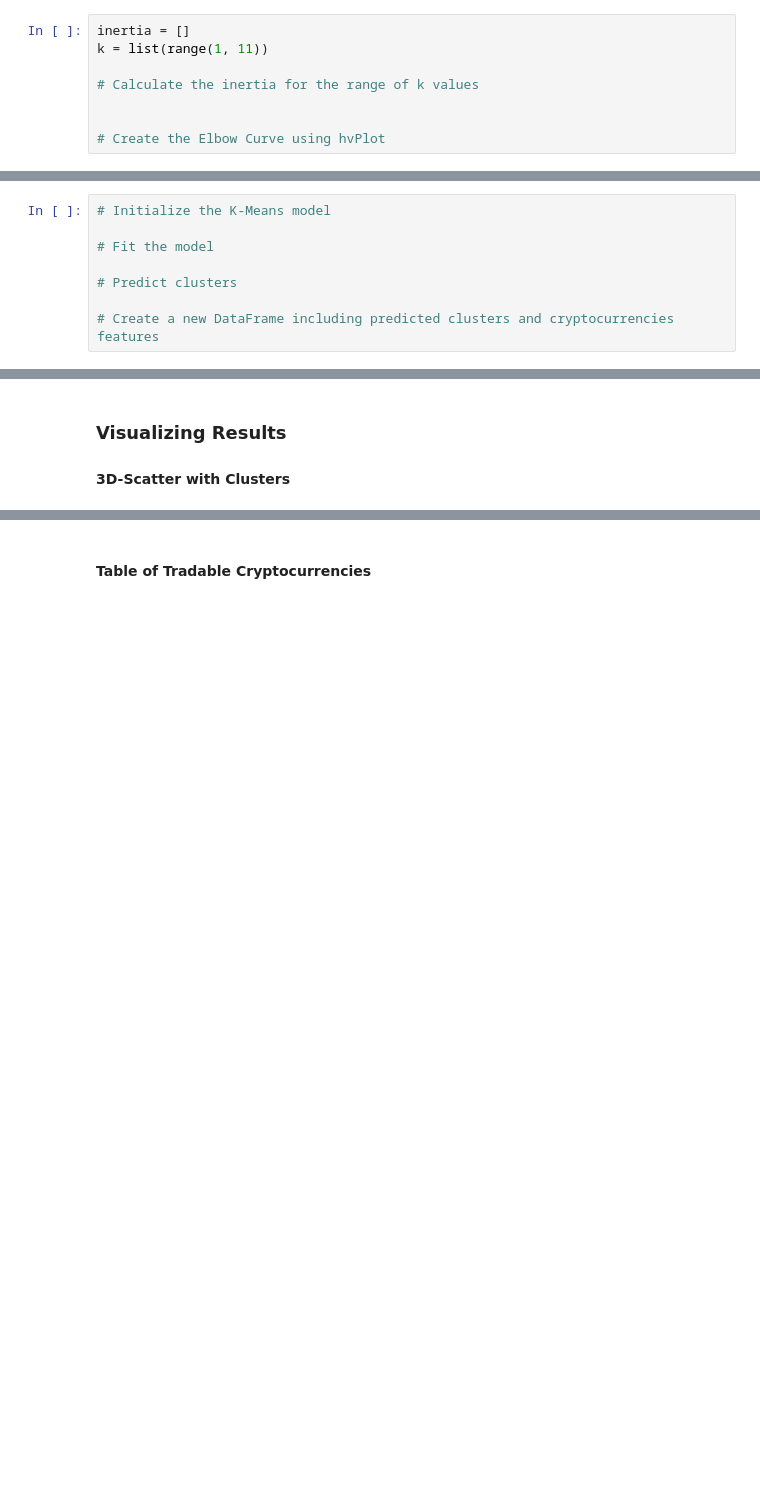
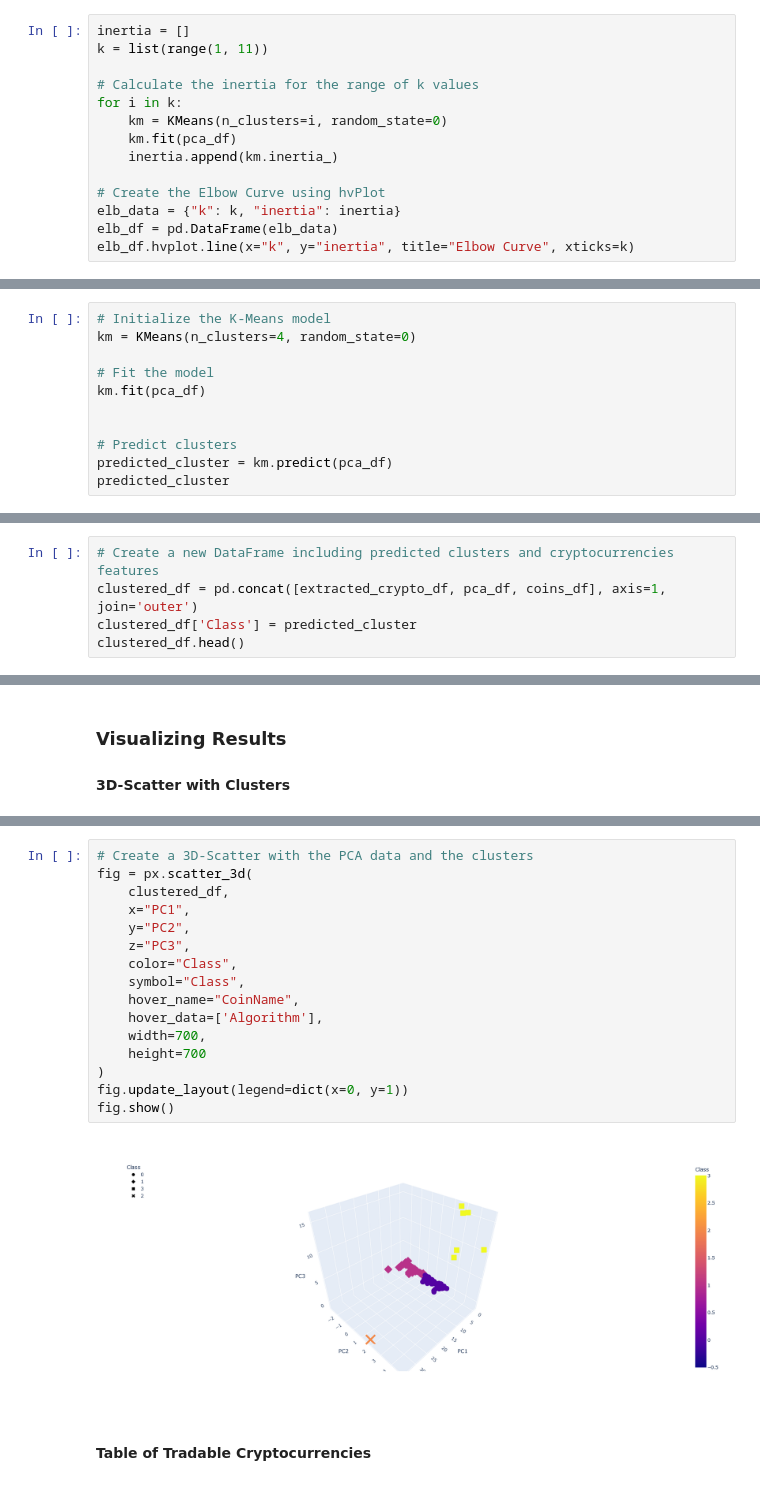
Before and after one commit to cryptillium/clustering-crypto, a Jupyter notebook: crypto_clustering.ipynb, the cells around one changed output, grey strips where cells are left out. Saved outputs shown, nothing was run; the diff lists cells and outputs as text; blank space fills up the shorter version.

Commit message:
added 3D scatter clusters

```diff
--- a/crypto_clustering.ipynb
+++ b/crypto_clustering.ipynb
@@ -310,6 +310,12 @@ inertia = []
 k = list(range(1, 11))
 
 # Calculate the inertia for the range of k values
-
+for i in k:
+    km = KMeans(n_clusters=i, random_state=0)
+    km.fit(pca_df)
+    inertia.append(km.inertia_)
 
 # Create the Elbow Curve using hvPlot
+elb_data = {"k": k, "inertia": inertia}
+elb_df = pd.DataFrame(elb_data)
+elb_df.hvplot.line(x="k", y="inertia", title="Elbow Curve", xticks=k)
@@ -317,9 +325,12 @@ k = list(range(1, 11))
 Running K-Means with `k=<your best value for k here>`
 # %%
 # Initialize the K-Means model
+km = KMeans(n_clusters=4, random_state=0)
 
 # Fit the model
+km.fit(pca_df)
+
 
 # Predict clusters
-
-# Create a new DataFrame including predicted clusters and cryptocurrencies features
+predicted_cluster = km.predict(pca_df)
+predicted_cluster
@@ -325,0 +355,5 @@ Running K-Means with `k=<your best value for k here>`
+# %%
+# Create a new DataFrame including predicted clusters and cryptocurrencies features
+clustered_df = pd.concat([extracted_crypto_df, pca_df, coins_df], axis=1, join='outer')
+clustered_df['Class'] = predicted_cluster
+clustered_df.head()
@@ -332,3 +371,21 @@ Running K-Means with `k=<your best value for k here>`
+# %%
+# Create a 3D-Scatter with the PCA data and the clusters
+fig = px.scatter_3d(
+    clustered_df,
+    x="PC1",
+    y="PC2",
+    z="PC3",
+    color="Class",
+    symbol="Class",
+    hover_name="CoinName",
+    hover_data=['Algorithm'],
+    width=700,
+    height=700
+)
+fig.update_layout(legend=dict(x=0, y=1))
+fig.show()
+# %% [output]
+[figure, added]
 # %% [markdown]
 #### Table of Tradable Cryptocurrencies
 # %%
```
Also changed, not shown: parts of 4 cells of this notebook.
